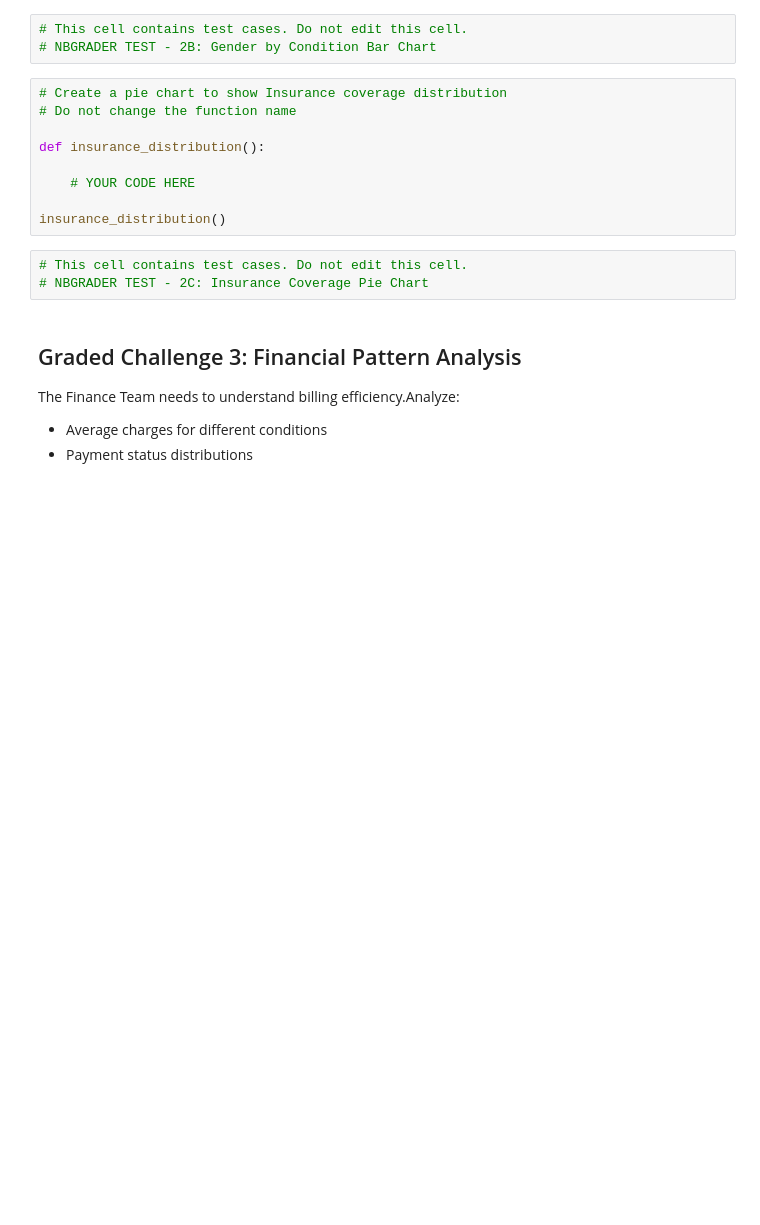
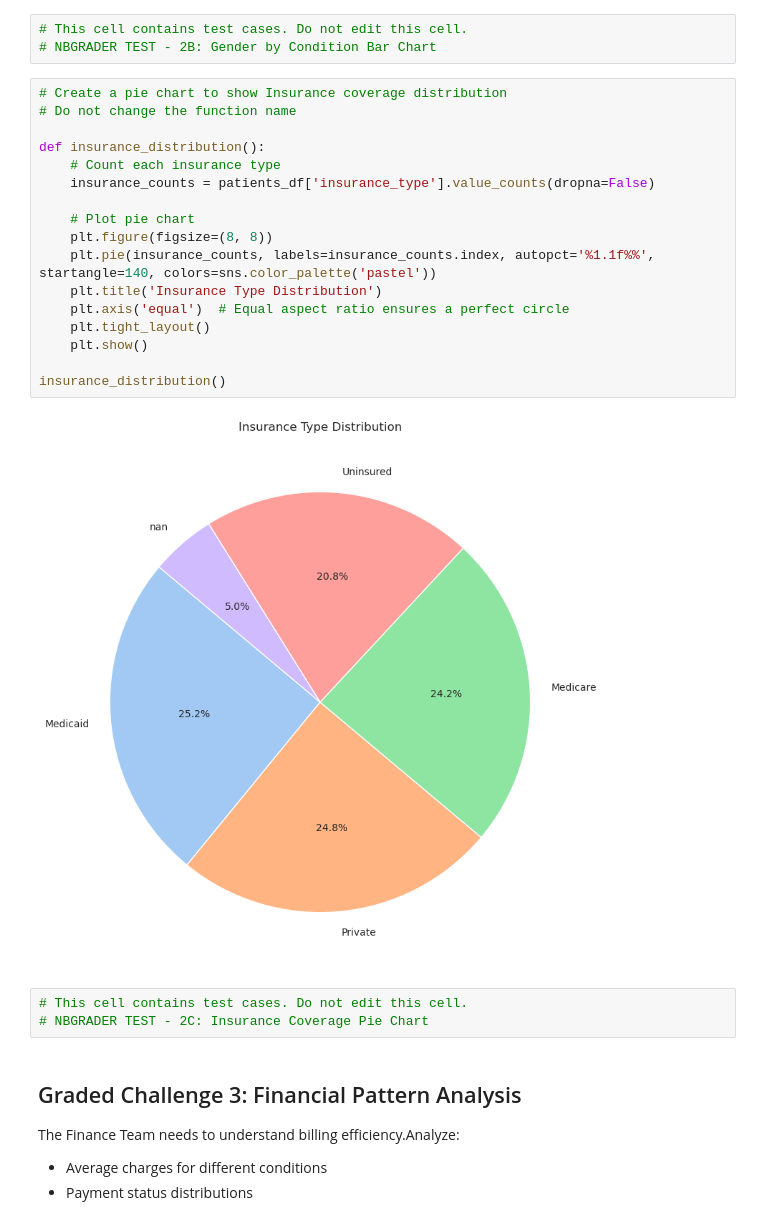
Before and after one commit to dennislamcv1/COURSERADS, a Jupyter notebook: Python for Data Science/GradedLab_EDA_Challenge.ipynb, the cells around one changed output. Cells and saved outputs as stored; diff of their text form; blank space fills up the shorter version.

```diff
--- a/Python for Data Science/GradedLab_EDA_Challenge.ipynb
+++ b/Python for Data Science/GradedLab_EDA_Challenge.ipynb
@@ -104,12 +163,22 @@ gender_distribution()
 # %%
 # Create a pie chart to show Insurance coverage distribution
 # Do not change the function name
 
 def insurance_distribution():
+    # Count each insurance type
+    insurance_counts = patients_df['insurance_type'].value_counts(dropna=False)
 
-    # YOUR CODE HERE
+    # Plot pie chart
+    plt.figure(figsize=(8, 8))
+    plt.pie(insurance_counts, labels=insurance_counts.index, autopct='%1.1f%%', startangle=140, colors=sns.color_palette('pastel'))
+    plt.title('Insurance Type Distribution')
+    plt.axis('equal')  # Equal aspect ratio ensures a perfect circle
+    plt.tight_layout()
+    plt.show()
 
 insurance_distribution()
+# %% [output]
+[figure, added]
 # %%
 # This cell contains test cases. Do not edit this cell.
 # NBGRADER TEST - 2C: Insurance Coverage Pie Chart
```
Also changed, not shown: parts of 9 cells of this notebook.
